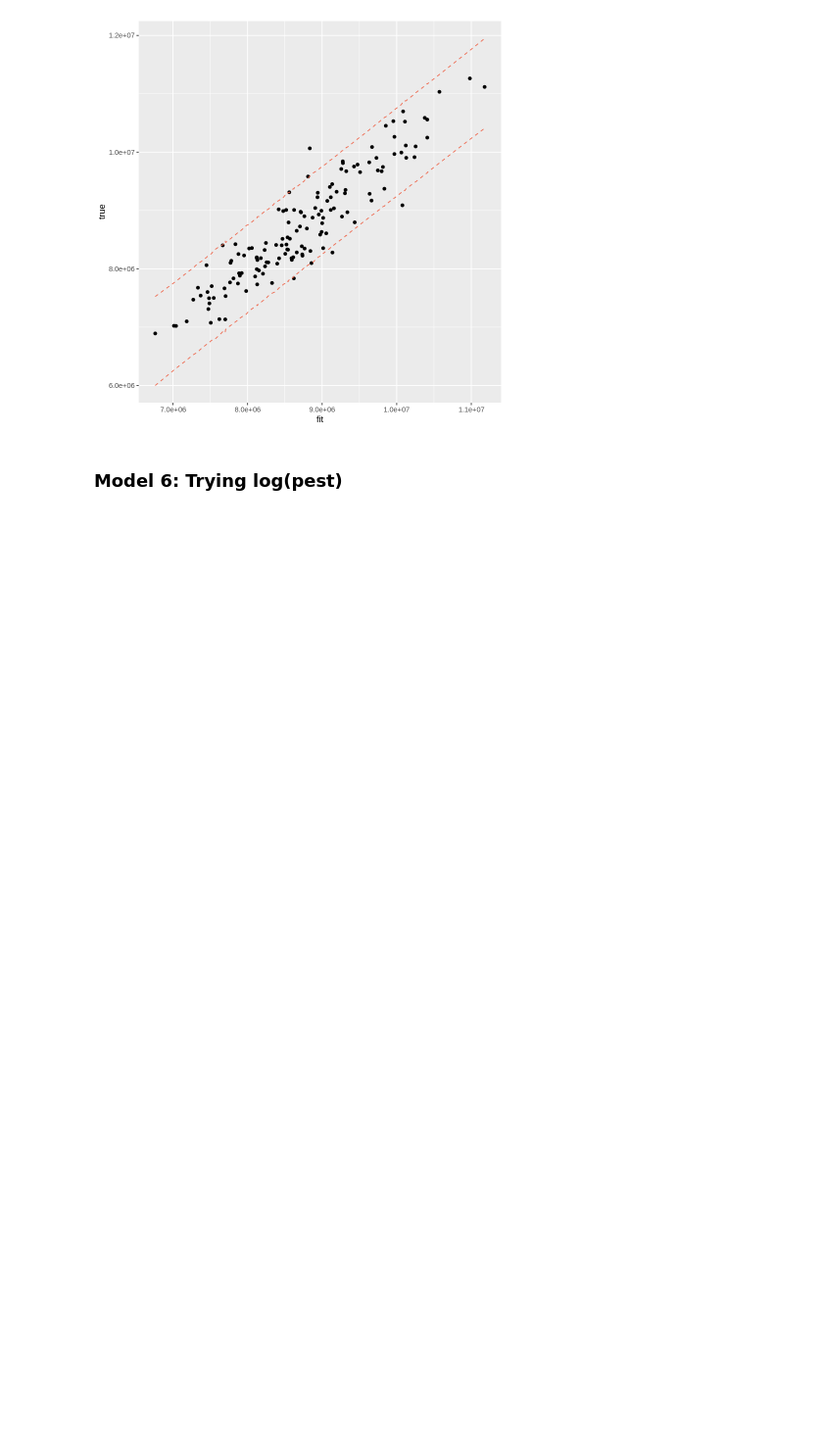
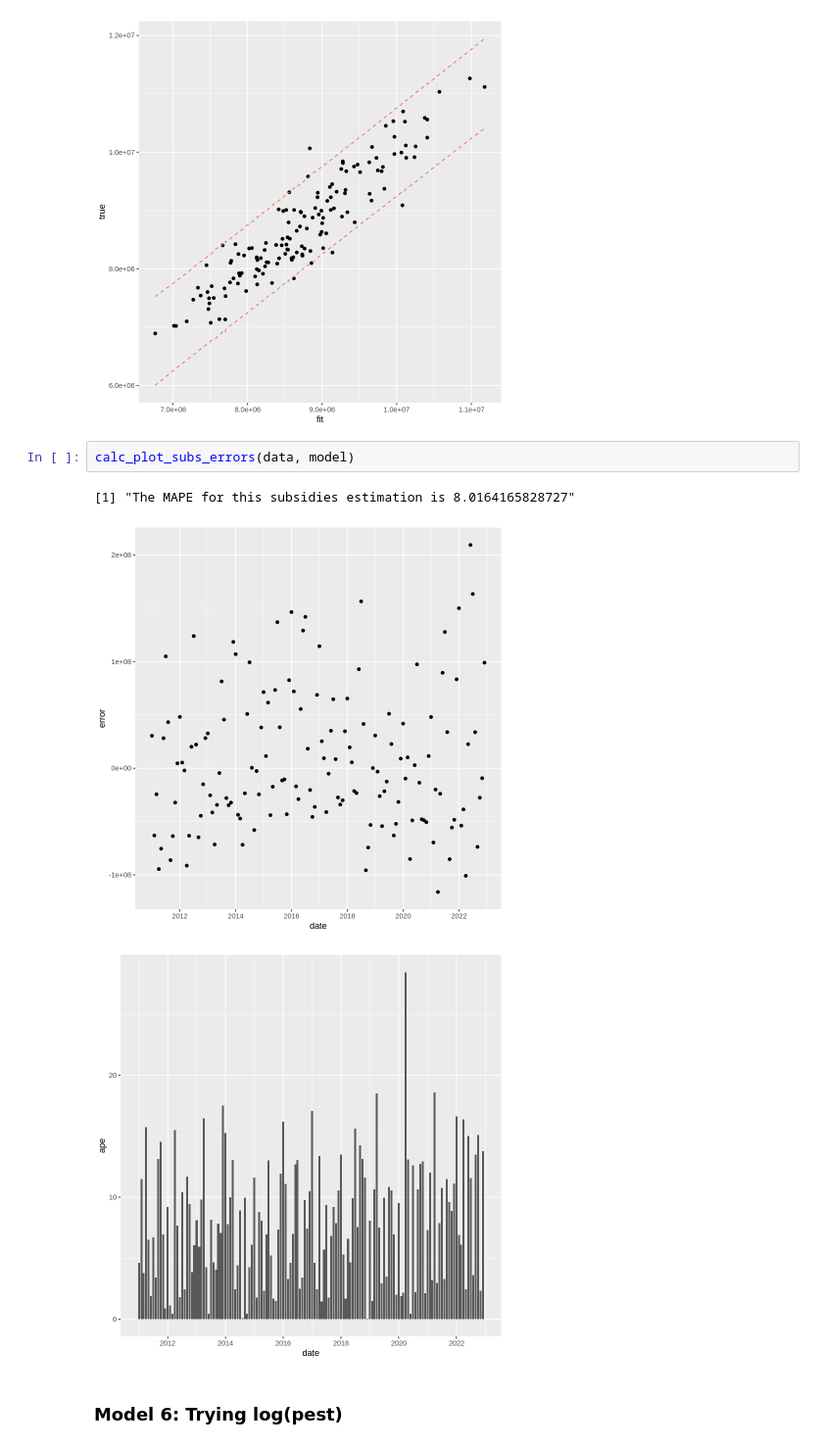
Before and after one commit to jpoletti/elec-demand-arg, a Jupyter notebook: ESP.ipynb, the cells around one changed output. Shown at 98% size. Saved outputs shown, nothing was run; the diff lists cells and outputs as text; blank space fills up the shorter version.

```diff
--- a/ESP.ipynb
+++ b/ESP.ipynb
@@ -478,6 +512,12 @@ W = 0.99397, p-value = 0.811
 pred_intervals('demand', model, predictors, data)
 # %% [output]
 [figure]
+# %%
+calc_plot_subs_errors(data, model)
+# %% [output]
+[1] "The MAPE for this subsidies estimation is 8.0164165828727"
+[figure, added]
+[figure, added]
 # %% [markdown]
 ### Model 6: Trying log(pest)
 # %%
```
Also changed, not shown: parts of 20 cells of this notebook.
